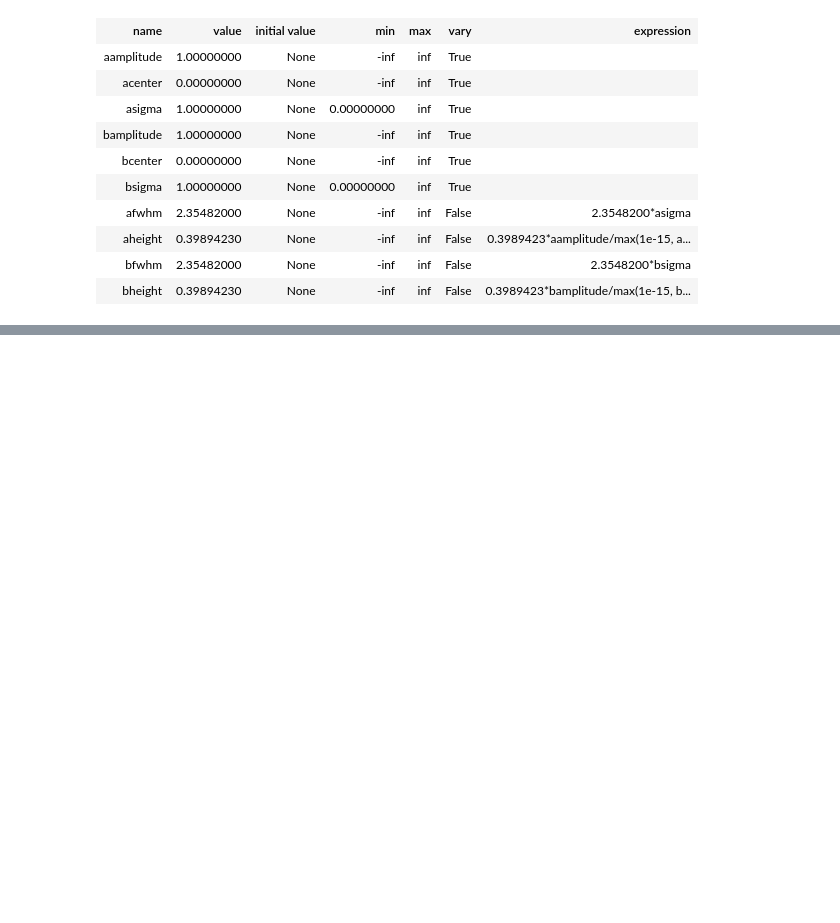
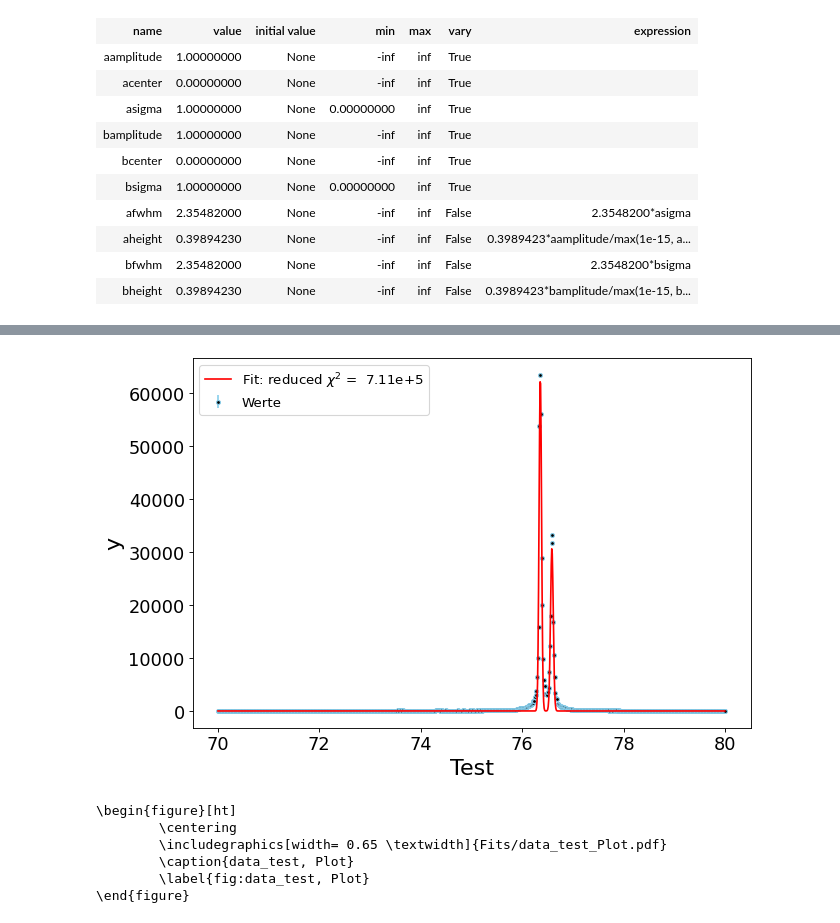
Before and after one commit to TimLockstedt/MP, a Jupyter notebook: Plott_var_func_New.ipynb, the cells around one changed output, grey strips where cells are left out. Saved outputs shown, nothing was run; the diff lists cells and outputs as text; code cells hidden in the pictures; blank space fills up the shorter version.

```diff
--- a/Plott_var_func_New.ipynb
+++ b/Plott_var_func_New.ipynb
@@ -225,11 +121,3 @@ interact(import_Data, Datei="data_test", x_err_bool = False, y_err_bool = False,
 print()
 # %% [output]
 interactive(children=(Text(value='data_test', description='Datei'), Checkbox(value=False, description='x_err_b…
-# %%
-
-plt.savefig(string + "_Plot.pdf")
-
-
-string_fig = "\\begin{figure}[ht] \n \t\\centering \n \t\\includegraphics[width= 0.65 \\textwidth]{bilder/" + string + "_Plot.pdf} \n" \
-    + "\t\\caption{"+str(string)+", Plot_log} \n \t\\label{fig:"+str(string)+", Plot_log} \n\end{figure}"
-print(string_fig)
@@ -346,0 +265,10 @@ plt.show()
+# %%
+finish(Daten.get_x(),Daten.get_y(),result,Daten.get_FileName(), Daten.get_yerr(), Daten.get_YName(), Daten.get_XName())
+# %% [output]
+[figure, added]
+\begin{figure}[ht]
+        \centering
+        \includegraphics[width= 0.65 \textwidth]{Fits/data_test_Plot.pdf}
+        \caption{data_test, Plot}
+        \label{fig:data_test, Plot}
+\end{figure}
```
Also changed, not shown: parts of 15 cells of this notebook, 2 other files.
